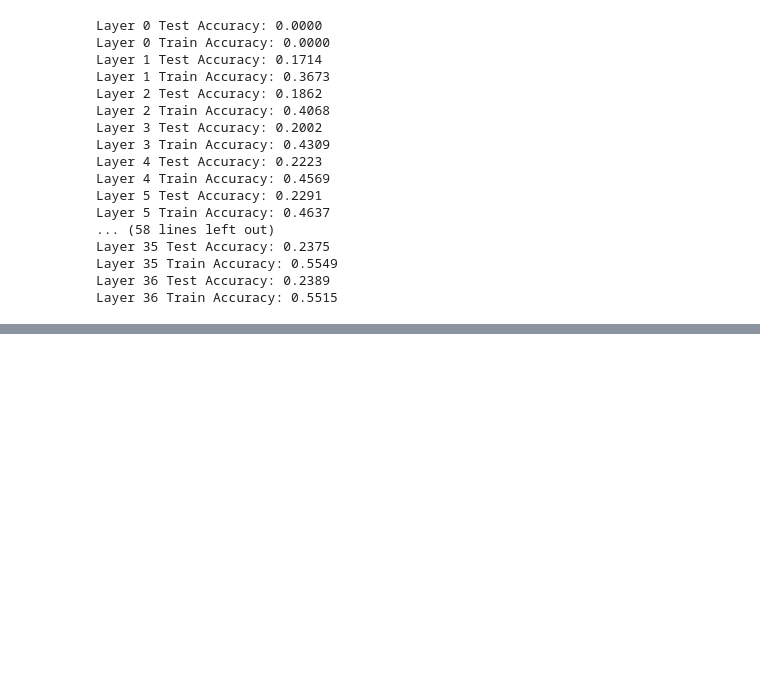
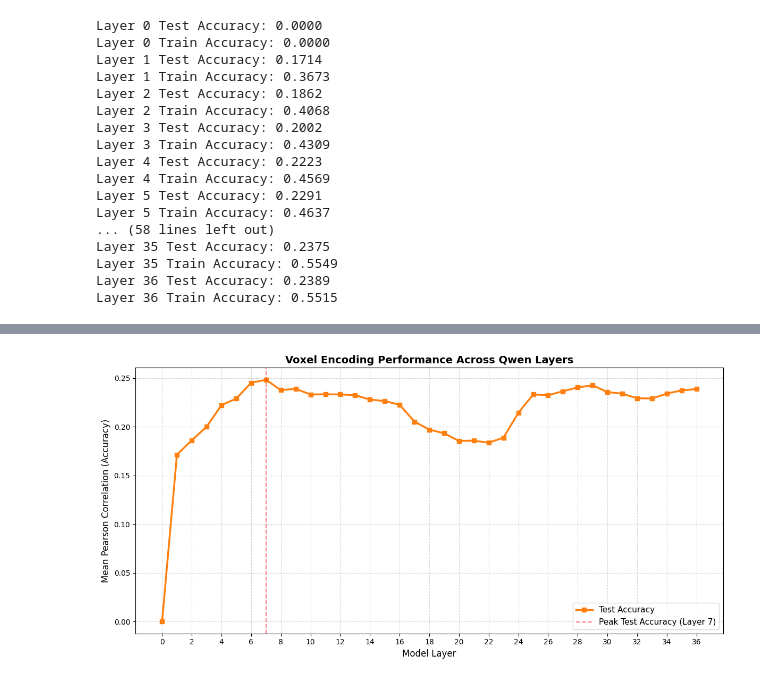
Before and after one commit to Firdaous2002/NeuroNLP, a Jupyter notebook: voxel_encoding.ipynb, the cells around one changed output, grey strips where cells are left out. Cells and saved outputs as stored; diff of their text form; code cells hidden in the pictures; blank space fills up the shorter version.

Commit message:
voxel

```diff
--- a/voxel_encoding.ipynb
+++ b/voxel_encoding.ipynb
@@ -113,0 +116,28 @@ np.save(output_file, layer_performances)
+# %%
+output_dir = "/home/scur0412/NeuroNLP/results"
+output_file = os.path.join(output_dir, "qwen_layer_performances.npy")
+# %%
+import matplotlib.pyplot as plt
+
+layer_performances = np.load(output_file, allow_pickle=True).item()
+
+layers = sorted(layer_performances.keys())
+test_acc = [layer_performances[layer] for layer in layers]
+
+plt.figure(figsize=(12, 6))
+
+plt.plot(layers, test_acc, marker='s', label='Test Accuracy', color='#ff7f0e', linewidth=2.5, linestyle='-')
+
+plt.axvline(x=7, color='red', linestyle='--', alpha=0.5, label='Peak Test Accuracy (Layer 7)')
+
+plt.title("Voxel Encoding Performance Across Qwen Layers", fontsize=14, fontweight='bold')
+plt.xlabel("Model Layer", fontsize=12)
+plt.ylabel("Mean Pearson Correlation (Accuracy)", fontsize=12)
+plt.xticks(np.arange(0, len(layers), 2))
+plt.legend(fontsize=11)
+plt.grid(True, linestyle='--', alpha=0.5)
+
+plt.tight_layout()
+plt.show()
+# %% [output]
+[figure, added]
```
Also changed, not shown: parts of 1 cell of this notebook.
